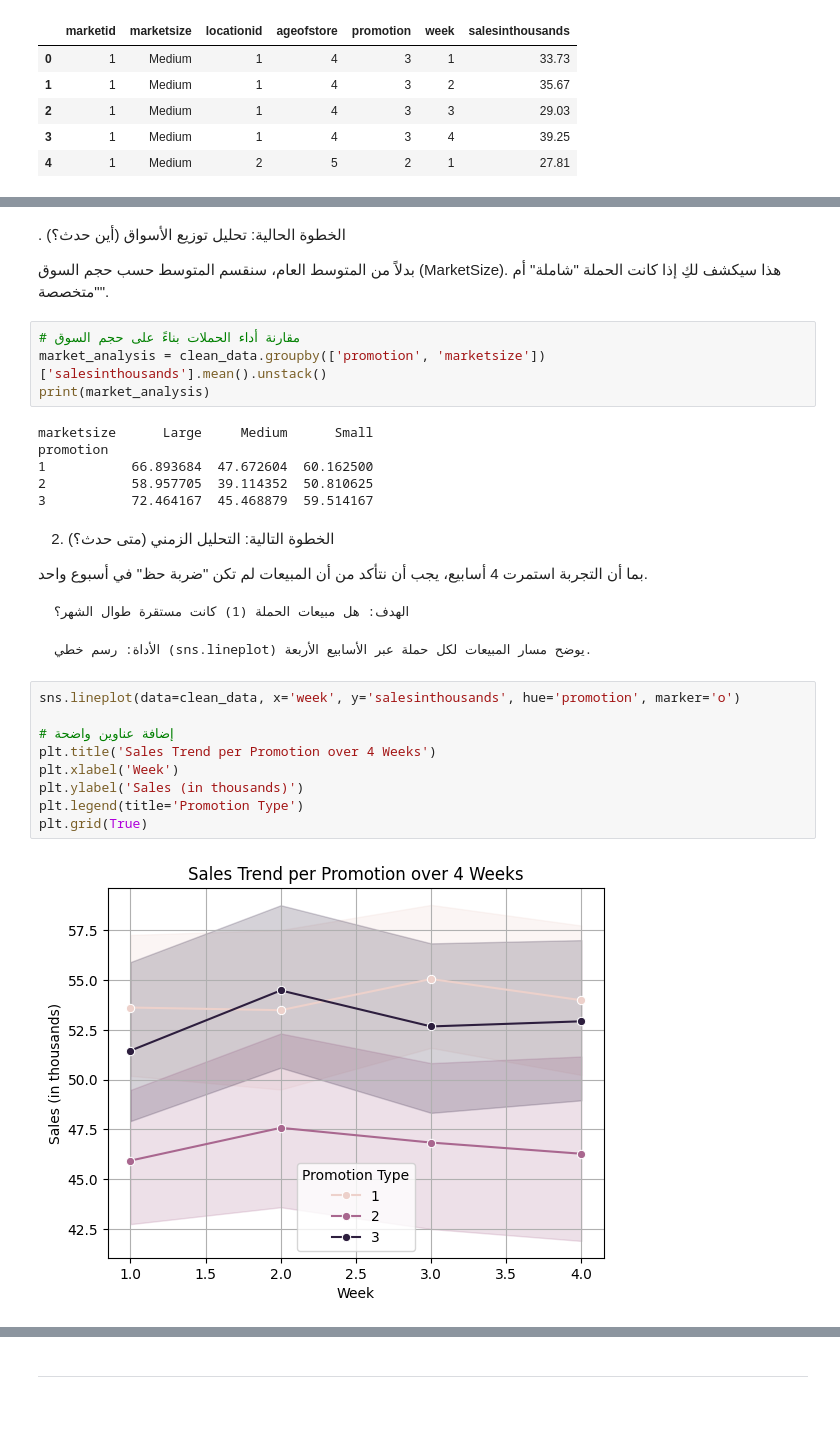
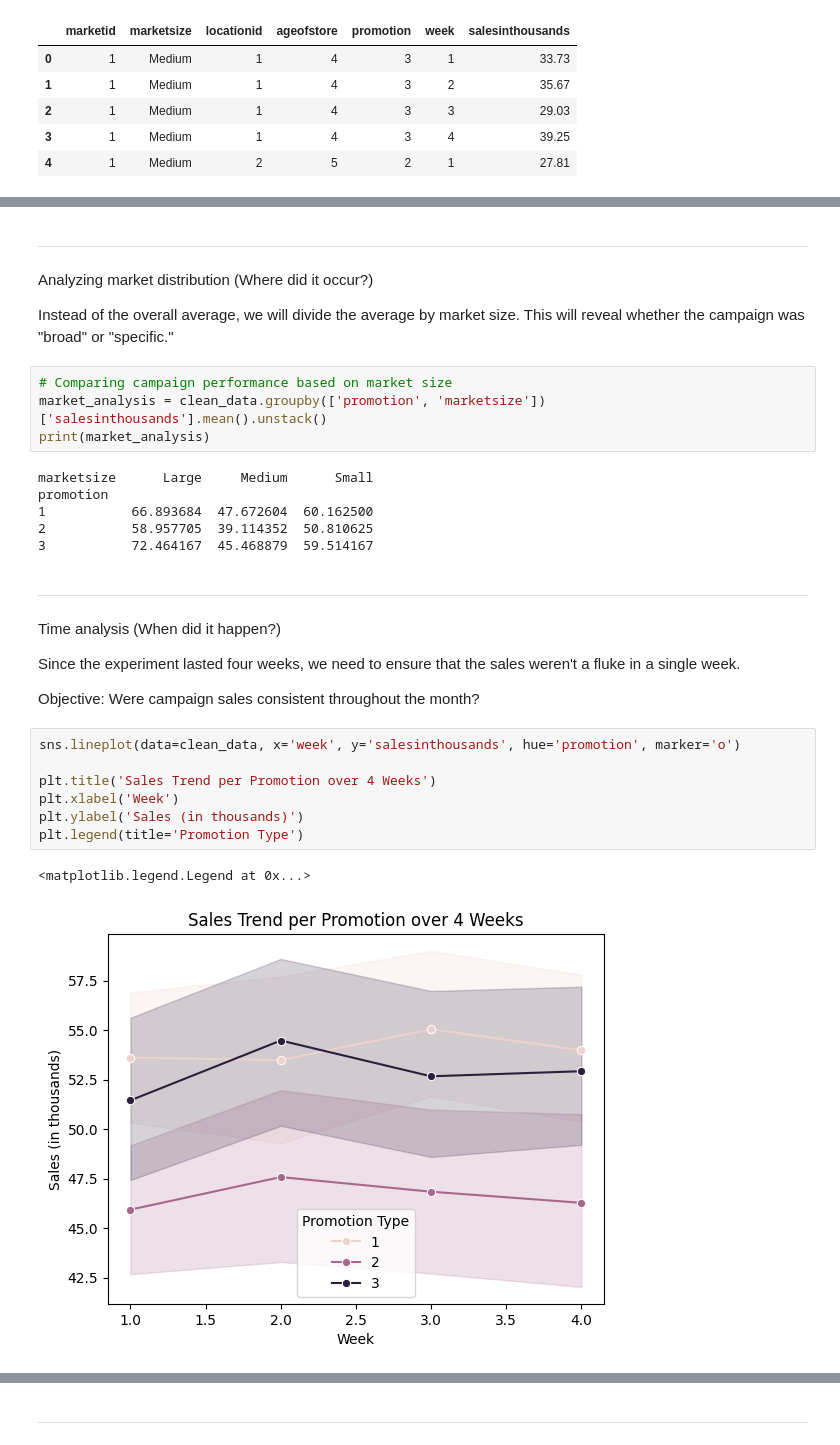
Before and after one commit to MonaMashta/AAI, a Jupyter notebook: student/Data Science/project 1: Fast food marketing/notebooks/03_Statistical_Inference.ipynb, the cells around one changed output, grey strips where cells are left out. Drawn from its saved outputs; the diff is of its cells as text; blank space fills up the shorter version.

```diff
--- a/student/Data Science/project 1: Fast food marketing/notebooks/03_Statistical_Inference.ipynb
+++ b/student/Data Science/project 1: Fast food marketing/notebooks/03_Statistical_Inference.ipynb
@@ -68,9 +71,11 @@ Name: salesinthousands, dtype: float64
+# %% [markdown]
+---
 # %% [markdown]
-. الخطوة الحالية: تحليل توزيع الأسواق (أين حدث؟)
+Analyzing market distribution (Where did it occur?)
 
-بدلاً من المتوسط العام، سنقسم المتوسط حسب حجم السوق (MarketSize). هذا سيكشف لكِ إذا كانت الحملة "شاملة" أم "متخصصة".
+Instead of the overall average, we will divide the average by market size. This will reveal whether the campaign was "broad" or "specific."
 # %%
-# مقارنة أداء الحملات بناءً على حجم السوق
+# Comparing campaign performance based on market size
 market_analysis = clean_data.groupby(['promotion', 'marketsize'])['salesinthousands'].mean().unstack()
 print(market_analysis)
 # %% [output]
@@ -79,23 +84,22 @@ promotion
 1           66.893684  47.672604  60.162500
 2           58.957705  39.114352  50.810625
 3           72.464167  45.468879  59.514167
+# %% [markdown]
+___
 # %% [markdown]
-2. الخطوة التالية: التحليل الزمني (متى حدث؟)
+Time analysis (When did it happen?)
 
-بما أن التجربة استمرت 4 أسابيع، يجب أن نتأكد من أن المبيعات لم تكن "ضربة حظ" في أسبوع واحد.
+Since the experiment lasted four weeks, we need to ensure that the sales weren't a fluke in a single week.
 
-    الهدف: هل مبيعات الحملة (1) كانت مستقرة طوال الشهر؟
-
-    الأداة: رسم خطي (sns.lineplot) يوضح مسار المبيعات لكل حملة عبر الأسابيع الأربعة.
+Objective: Were campaign sales consistent throughout the month?
 # %%
 sns.lineplot(data=clean_data, x='week', y='salesinthousands', hue='promotion', marker='o')
 
-# إضافة عناوين واضحة
 plt.title('Sales Trend per Promotion over 4 Weeks')
 plt.xlabel('Week')
 plt.ylabel('Sales (in thousands)')
 plt.legend(title='Promotion Type')
-plt.grid(True)
 # %% [output]
+<matplotlib.legend.Legend at 0x...>
-[figure, old version]
+[figure, new version]
 # %% [markdown]
```
Also changed, not shown: parts of 14 cells of this notebook, 1 other file.
